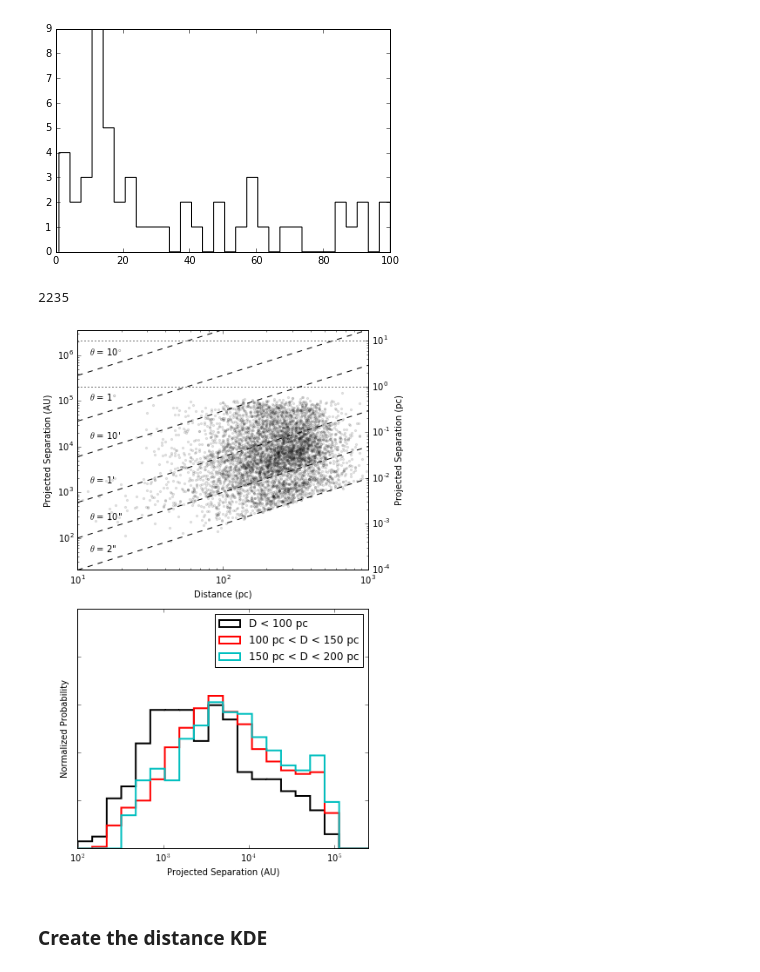
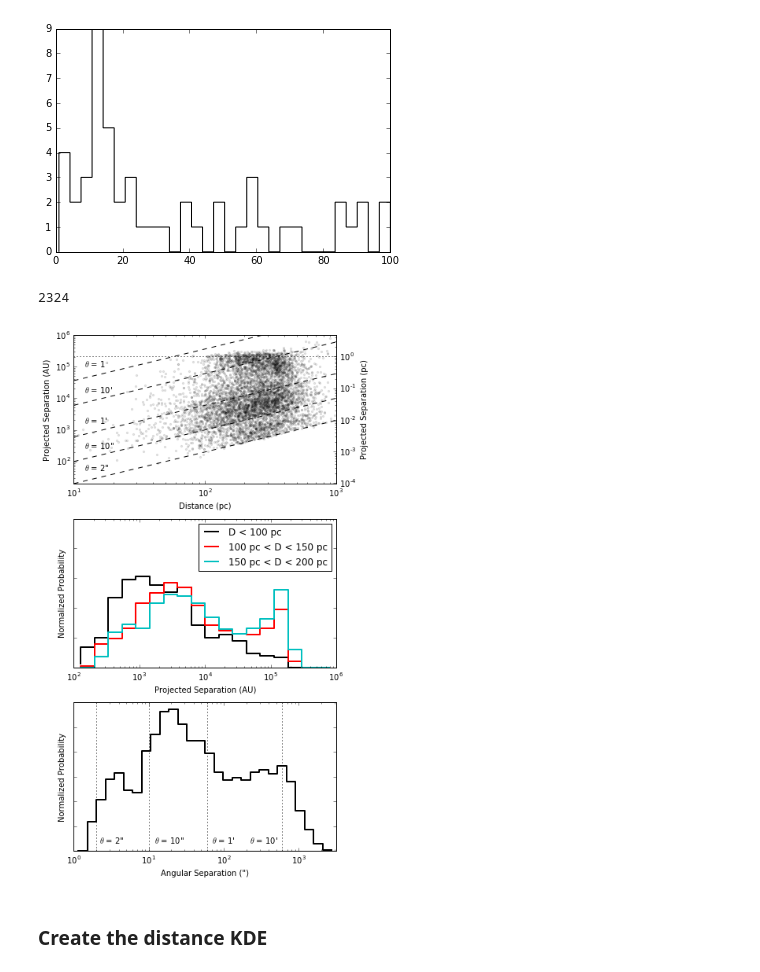
Before and after one commit to astroJeff/gaia_binaries, a Jupyter notebook: notebooks/TGAS_distribution.ipynb, the cells around one changed output. Saved outputs shown, nothing was run; the diff lists cells and outputs as text; code cells hidden in the pictures.

```diff
--- a/notebooks/TGAS_distribution.ipynb
+++ b/notebooks/TGAS_distribution.ipynb
@@ -20,7 +21,7 @@ pc_to_cm = 3.086e18               # pc to cm
 # %%
 folder = '../data/TGAS/'
 
-TGAS = np.genfromtxt(open(folder + 'gaia_wide_binaries_TGAS_plx_empirical_cleaned.txt', 'rb'), comments='#', names=True)
+TGAS = np.genfromtxt(open(folder + 'gaia_wide_binaries_TGAS_plx_exponential_cleaned.txt', 'rb'), comments='#', names=True)
 
 TGAS_good = TGAS[TGAS['P_posterior'] > 0.99]
 # %%
@@ -354,9 +355,9 @@ s = (TGAS_good['theta']*np.pi/180.0/3600.0) * dist * (pc_to_cm/AU_to_cm)
 # %%
 print len(dist[dist<200.0])
 # %% [output]
-2235
+2324
 # %%
-fig, ax = plt.subplots(2, 1, figsize=(6, 9))
+fig, ax = plt.subplots(3, 1, figsize=(6, 10))
 
 
 tmp_x = 10**np.linspace(1,3,100)
@@ -381,53 +382,82 @@ ax[0].plot(tmp_x, tmp_y_600as, color='k', linestyle='dashed')
 ax[0].text(12.0, 15000., r"$\theta$ = 10'")
 ax[0].plot(tmp_x, tmp_y_1deg, color='k', linestyle='dashed')
 ax[0].text(12.0, 1.0e5, r"$\theta$ = 1$^{\circ}$")
-ax[0].plot(tmp_x, tmp_y_10deg, color='k', linestyle='dashed')
-ax[0].text(12.0, 1.0e6, r"$\theta$ = 10$^{\circ}$")
+# ax[0].plot(tmp_x, tmp_y_10deg, color='k', linestyle='dashed')
+# ax[0].text(12.0, 1.0e6, r"$\theta$ = 10$^{\circ}$")
 
 
 ax[0].set_xlim(10.0, 1000.0)
-ax[0].set_ylim(20.0, 3.5e6)
+ax[0].set_ylim(20.0, 1.0e6)
 ax[0].set_xscale('log')
 ax[0].set_yscale('log')
 ax[0].set_xlabel("Distance (pc)")
 ax[0].set_ylabel("Projected Separation (AU)")
 ax[0].axhline(1.0*c.pc_to_cm/c.AU_to_cm, color='k', linestyle='dotted')
-ax[0].axhline(10.0*c.pc_to_cm/c.AU_to_cm, color='k', linestyle='dotted')
+#ax[0].axhline(10.0*c.pc_to_cm/c.AU_to_cm, color='k', linestyle='dotted')
 
 ax2 = ax[0].twinx()
 ax2.set_ylim(ax[0].get_ylim()[0]*c.AU_to_cm/c.pc_to_cm, ax[0].get_ylim()[1]*c.AU_to_cm/c.pc_to_cm)
 ax2.set_yscale('log')
 ax2.set_ylabel("Projected Separation (pc)")
 
 
 idx_100 = np.where(dist<100.0)
 idx_100_150 = np.intersect1d(np.where(dist<150.0)[0], np.where(dist>100.0)[0])
 idx_150_200 = np.intersect1d(np.where(dist<200.0)[0], np.where(dist>150.0)[0])
 idx_200 = np.where(dist<200.0)
 
-xmin, xmax = 2.0, 5.4
-ax[1].hist( np.log10(s[idx_100]), histtype='step', normed=True, linewidth=2.0,
-           color='k', bins=20, range=(xmin,xmax), label='D < 100 pc')
-ax[1].hist( np.log10(s[idx_100_150]), histtype='step', normed=True, linewidth=2.0,
-           color='r', bins=20, range=(xmin,xmax), label='100 pc < D < 150 pc')
-ax[1].hist( np.log10(s[idx_150_200]), histtype='step', normed=True, linewidth=2.0,
-           color='c', bins=20, range=(xmin,xmax), label='150 pc < D < 200 pc')
+xmin, xmax = 2.0, 6.0
+bins = np.linspace(xmin, xmax, 20)
+center = (bins[:-1] + bins[1:]) / 2
+vals, bins = np.histogram(np.log10(s[idx_100]), bins=bins, normed=True)
+ax[1].plot(10**center, vals, ls='steps', color='k', linewidth=2.0, label='D < 100 pc')
+vals, bins = np.histogram(np.log10(s[idx_100_150]), bins=bins, normed=True)
+ax[1].plot(10**center, vals, ls='steps', color='r', linewidth=2.0, label='100 pc < D < 150 pc')
+vals, bins = np.histogram(np.log10(s[idx_150_200]), bins=bins, normed=True)
+ax[1].plot(10**center, vals, ls='steps', color='c', linewidth=2.0, label='150 pc < D < 200 pc')
+ax[1].set_xscale('log')
+# ax[1].hist( np.log10(s[idx_100]), histtype='step', normed=True, linewidth=2.0,
+#            color='k', bins=20, range=(xmin,xmax), label='D < 100 pc')
+# ax[1].hist( np.log10(s[idx_100_150]), histtype='step', normed=True, linewidth=2.0,
+#            color='r', bins=20, range=(xmin,xmax), label='100 pc < D < 150 pc')
+# ax[1].hist( np.log10(s[idx_150_200]), histtype='step', normed=True, linewidth=2.0,
+#            color='c', bins=20, range=(xmin,xmax), label='150 pc < D < 200 pc')
+
+
+bins = np.linspace(0, 3.5, 30)
+vals, bins = np.histogram(np.log10(TGAS_good['theta']), bins=bins, normed=True)
+center = (bins[:-1] + bins[1:]) / 2
+ax[2].plot(10**center, vals, ls='steps', color='k', linewidth=2.0)
+ax[2].set_xscale('log')
+ax[2].axvline(2.0, color='k', linestyle='dotted')
+ax[2].text(2.2, 3.0e-2, r'$\theta$ = 2"')
+ax[2].axvline(10.0, color='k', linestyle='dotted')
+ax[2].text(12.0, 3.0e-2, r'$\theta$ = 10"')
+ax[2].axvline(60.0, color='k', linestyle='dotted')
+ax[2].text(70.0, 3.0e-2, r"$\theta$ = 1'")
+ax[2].axvline(600.0, color='k', linestyle='dotted')
+ax[2].text(220.0, 3.0e-2, r"$\theta$ = 10'")
+ax[2].set_xlim(1, 10**3.5)
+ax[2].set_xlabel('Angular Separation (")')
+ax[2].set_ylabel('Normalized Probability')
+ax[2].set_yticklabels([])
+
 
 ax[1].set_xlabel("Projected Separation (AU)")
 ax[1].set_ylabel('Normalized Probability')
-ax[1].set_xticks([1, 2, 3, 4, 5])
-ax[1].set_xticklabels([r'10$^1$', r'10$^2$', r'10$^3$', r'10$^4$', r'10$^5$'])
+# ax[1].set_xticks([1, 2, 3, 4, 5])
+# ax[1].set_xticklabels([r'10$^1$', r'10$^2$', r'10$^3$', r'10$^4$', r'10$^5$'])
 ax[1].set_yticklabels([])
 
-ax[1].set_xlim(xmin, xmax)
+ax[1].set_xlim(10.**xmin, 10.**xmax)
 ax[1].set_ylim(0, 1.)
 ax[1].legend(loc=1)
 
 plt.tight_layout()
-#plt.savefig('../figures/TGAS_s_distribution.pdf')
-plt.show()
+plt.savefig('../figures/TGAS_s_distribution.pdf')
+#plt.show()
 # %% [output]
-[figure, old version]
+[figure, new version]
 # %% [markdown]
 ### Create the distance KDE
 # %%
```
Also changed, not shown: parts of 6 cells of this notebook, 4 other files.
